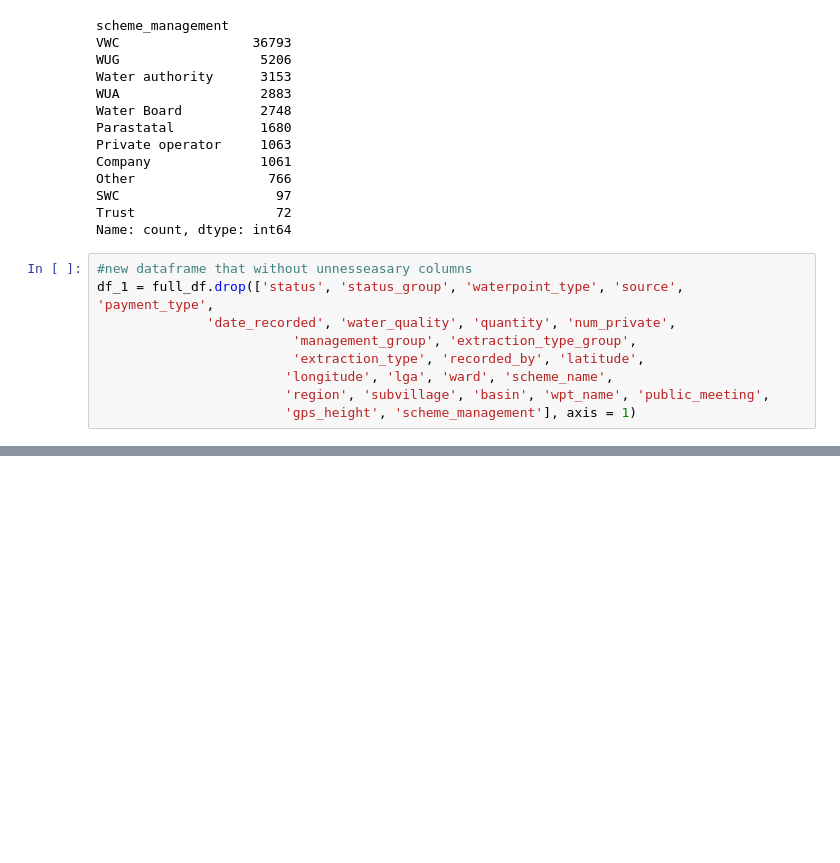
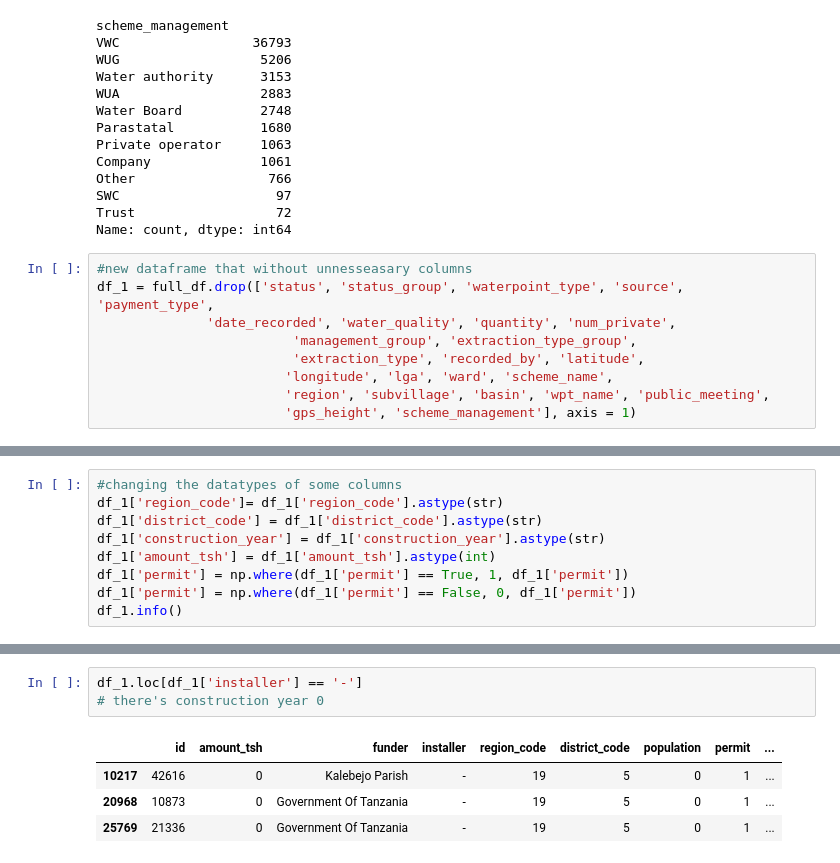
Before and after one commit to Hanan-Dayah/Phase-3-Project, a Jupyter notebook: Phase-3-Project/index.ipynb, the cells around one changed output, grey strips where cells are left out. Saved outputs shown, nothing was run; the diff lists cells and outputs as text; blank space fills up the shorter version.

```diff
--- a/Phase-3-Project/index.ipynb
+++ b/Phase-3-Project/index.ipynb
@@ -153,0 +191,9 @@ df_1 = full_df.drop(['status', 'status_group', 'waterpoint_type', 'source', 'pay
+# %%
+#changing the datatypes of some columns
+df_1['region_code']= df_1['region_code'].astype(str)
+df_1['district_code'] = df_1['district_code'].astype(str)
+df_1['construction_year'] = df_1['construction_year'].astype(str)
+df_1['amount_tsh'] = df_1['amount_tsh'].astype(int)
+df_1['permit'] = np.where(df_1['permit'] == True, 1, df_1['permit'])
+df_1['permit'] = np.where(df_1['permit'] == False, 0, df_1['permit'])
+df_1.info()
@@ -153,0 +280,8 @@ df_1 = full_df.drop(['status', 'status_group', 'waterpoint_type', 'source', 'pay
+# %%
+df_1.loc[df_1['installer'] == '-']
+# there's construction year 0
+# %% [output]
+|  | id | amount_tsh | funder | installer | region_code | district_code | population | permit | ... |
+| 10217 | 42616 | 0 | Kalebejo Parish | - | 19 | 5 | 0 | 1 | ... |
+| 20968 | 10873 | 0 | Government Of Tanzania | - | 19 | 5 | 0 | 1 | ... |
+| 25769 | 21336 | 0 | Government Of Tanzania | - | 19 | 5 | 0 | 1 | ... |
```
Also changed, not shown: parts of 23 cells of this notebook.
